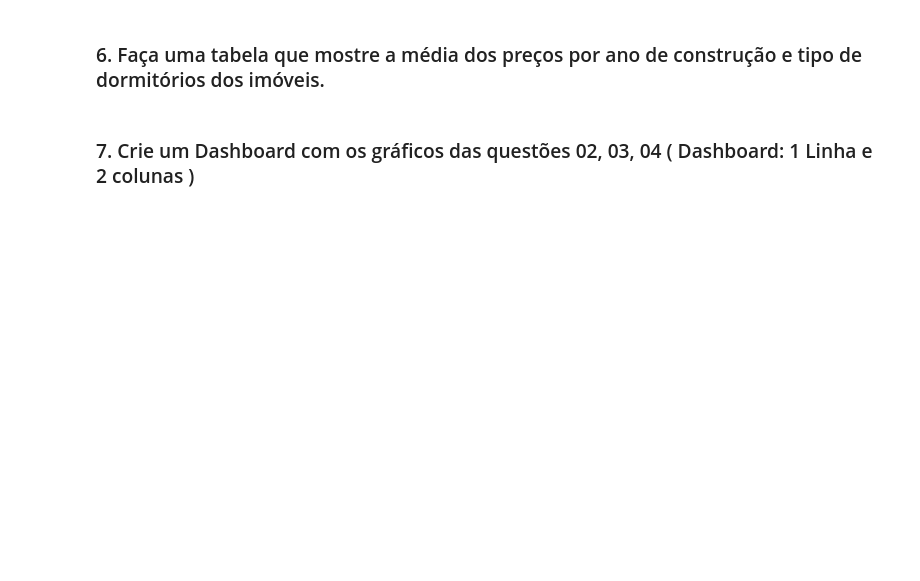
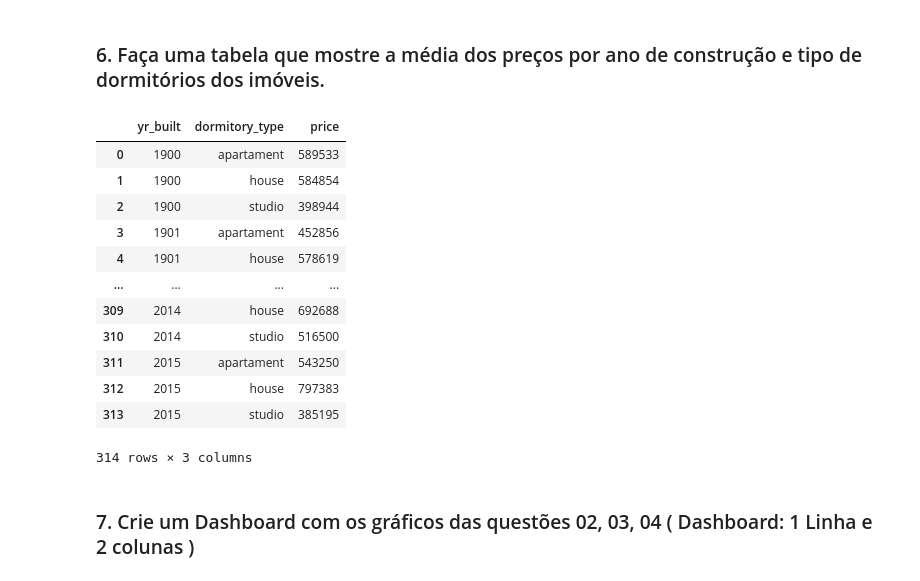
Before and after one commit to rafaelandradeslv/repos_ds, a Jupyter notebook: exercicios/Lesson 3 - Python ao DS.ipynb, the cells around one changed output. Drawn from its saved outputs; the diff is of its cells as text; code cells hidden in the pictures; blank space fills up the shorter version.

```diff
--- a/exercicios/Lesson 3 - Python ao DS.ipynb
+++ b/exercicios/Lesson 3 - Python ao DS.ipynb
@@ -153,4 +137,24 @@ plt.xlim(1930, reform.newx.max())
 # %% [markdown]
 ### 6. Faça uma tabela que mostre a média dos preços por ano de construção e tipo de dormitórios dos imóveis.
+# %%
+pd.set_option('display.float_format', lambda x: '%.0f' %x)
+
+media = df[['price', 'dormitory_type', 'yr_built']].groupby(by=['yr_built','dormitory_type']).mean().reset_index()
+
+media
+# %% [output]
+|  | yr_built | dormitory_type | price |
+| 0 | 1900 | apartament | 589533 |
+| 1 | 1900 | house | 584854 |
+| 2 | 1900 | studio | 398944 |
+| 3 | 1901 | apartament | 452856 |
+| 4 | 1901 | house | 578619 |
+| ... | ... | ... | ... |
+| 309 | 2014 | house | 692688 |
+| 310 | 2014 | studio | 516500 |
+| 311 | 2015 | apartament | 543250 |
+| 312 | 2015 | house | 797383 |
+| 313 | 2015 | studio | 385195 |
+314 rows × 3 columns
 # %% [markdown]
 ### 7. Crie um Dashboard com os gráficos das questões 02, 03, 04 ( Dashboard: 1 Linha e 2 colunas )
```
Also changed, not shown: parts of 5 cells of this notebook.
